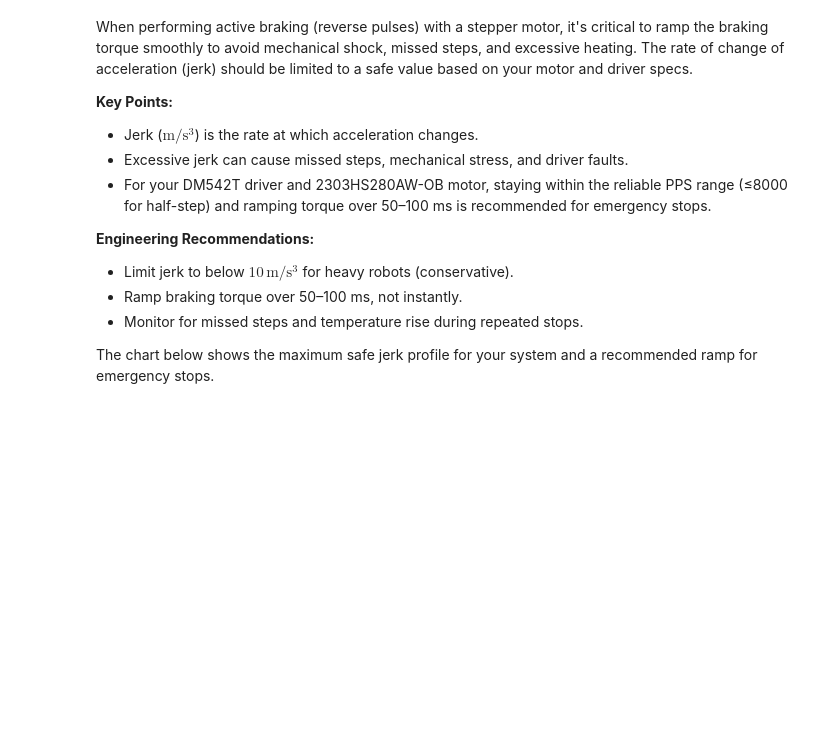
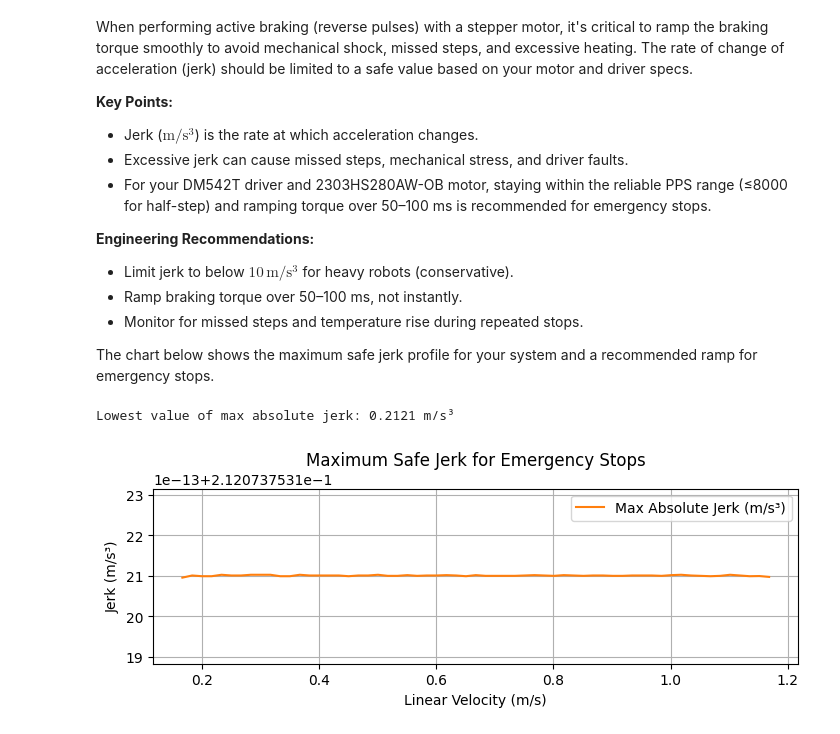
Before and after one commit to MiraFeatherbender/ProjectROBT, a Jupyter notebook: notebooks/stepper_velocity_torque_planner.ipynb, the cells around one changed output. Drawn from its saved outputs; the diff is of its cells as text; code cells hidden in the pictures; blank space fills up the shorter version.

```diff
--- a/notebooks/stepper_velocity_torque_planner.ipynb
+++ b/notebooks/stepper_velocity_torque_planner.ipynb
@@ -516,55 +568,58 @@ When performing active braking (reverse pulses) with a stepper motor, it's criti
 
 The chart below shows the maximum safe jerk profile for your system and a recommended ramp for emergency stops.
 # %%
-# Section 17: Plot Maximum Safe Jerk & Recommended Ramp Profile for Emergency Stops
+# Section 17: Plot Maximum Safe Jerk for Emergency Stops
 import numpy as np
 import matplotlib.pyplot as plt
 
 # Parameters (match previous settings)
 wheel_diameter_mm = 85
 gear_ratio = 0.25
 microsteps_per_rev = 400
 robot_mass_kg = 18
 
 pps_range = np.arange(1000, 7001, 100)
 rpm_motor = (pps_range / microsteps_per_rev) * 60
 rpm_output = rpm_motor * gear_ratio
 wheel_radius_m = (wheel_diameter_mm / 2) / 1000
 wheel_circum_mm = np.pi * wheel_diameter_mm
 velocity_mm_s = wheel_circum_mm * (rpm_output / 60)
 velocity_m_s = velocity_mm_s / 1000
 T_output = (-pps_range / 9233 + 1.1583) * gear_ratio  # N·m
 max_accel = T_output / (robot_mass_kg * wheel_radius_m)  # m/s^2
 
 # Calculate jerk (rate of change of acceleration w.r.t velocity)
 jerk = np.gradient(max_accel, velocity_m_s, edge_order=2)  # m/s^3
 abs_jerk = np.abs(jerk)
 
+# Print the lowest value of max absolute jerk
+print(f"Lowest value of max absolute jerk: {abs_jerk.min():.4f} m/s³")
+
 # Recommended safe jerk limit (conservative)
 safe_jerk_limit = 10.0  # m/s^3
 
-# Simulate a recommended ramp profile for emergency stops (linear ramp over 80 ms)
-ramp_time_s = 0.08  # 80 ms
-max_brake_accel = np.max(np.abs(max_accel))
-ramp_jerk_value = max_brake_accel / ramp_time_s  # m/s^3
-
-plt.figure(figsize=(9,5))
-plt.plot(velocity_m_s, abs_jerk, color='tab:orange', label='Max Absolute Jerk (m/s³)')
-plt.axhline(ramp_jerk_value, color='tab:blue', linestyle=':', label=f'Recommended Ramp Jerk ({ramp_jerk_value:.2f} m/s³, 80 ms)')
-plt.xlabel('Linear Velocity (m/s)')
-plt.ylabel('Jerk (m/s³)')
-plt.title('Maximum Safe Jerk & Recommended Ramp Profile for Emergency Stops')
-plt.grid(True)
-plt.legend()
-plt.tight_layout()
+# Resize graph to fit data tightly
+fig, ax = plt.subplots(figsize=(7, 2.5))  # Reduce height for tighter fit
+ax.plot(velocity_m_s, abs_jerk, color='tab:orange', label='Max Absolute Jerk (m/s³)')
+ax.set_xlabel('Linear Velocity (m/s)')
+ax.set_ylabel('Jerk (m/s³)')
+ax.set_title('Maximum Safe Jerk for Emergency Stops')
+ax.grid(True)
+ax.legend()
+fig.tight_layout(pad=0.2)  # Minimize padding
+plt.subplots_adjust(top=0.88, bottom=0.18)  # Adjust vertical space
+plt.show()
 
 # Set y-axis limit to focus on actual jerk values
-plt.ylim(0, max(abs_jerk.max(), ramp_jerk_value) * 1.2)
+ax.set_ylim(0, abs_jerk.max() * 1.2)
 
 # Annotate if safe jerk limit is much higher than computed values
-if safe_jerk_limit > max(abs_jerk.max(), ramp_jerk_value) * 1.5:
-    plt.text(velocity_m_s[-1]*0.6, safe_jerk_limit*0.95, f'Safe Jerk Limit ({safe_jerk_limit} m/s³)\n(Well above actual profile)', color='tab:green', fontsize=10)
+if safe_jerk_limit > abs_jerk.max() * 1.5:
+    ax.text(velocity_m_s[-1]*0.6, safe_jerk_limit*0.95, f'Safe Jerk Limit ({safe_jerk_limit} m/s³)\n(Well above actual profile)', color='tab:green', fontsize=10)
 else:
-    plt.axhline(safe_jerk_limit, color='tab:green', linestyle='--', label=f'Safe Jerk Limit ({safe_jerk_limit} m/s³)')
+    ax.axhline(safe_jerk_limit, color='tab:green', linestyle='--', label=f'Safe Jerk Limit ({safe_jerk_limit} m/s³)')
 
 plt.show()
+# %% [output]
+Lowest value of max absolute jerk: 0.2121 m/s³
+[figure, added]
```
Also changed, not shown: parts of 13 cells of this notebook.
